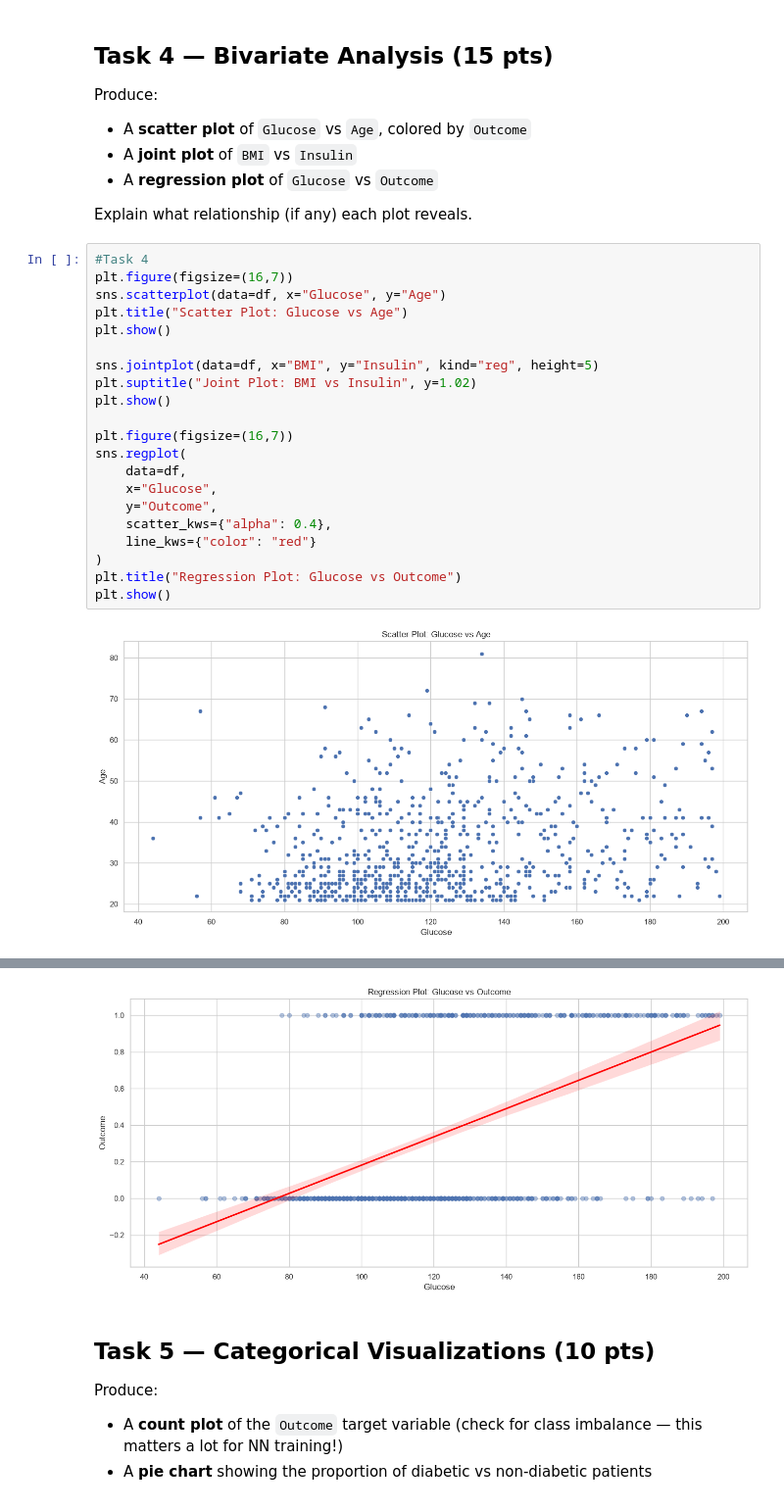
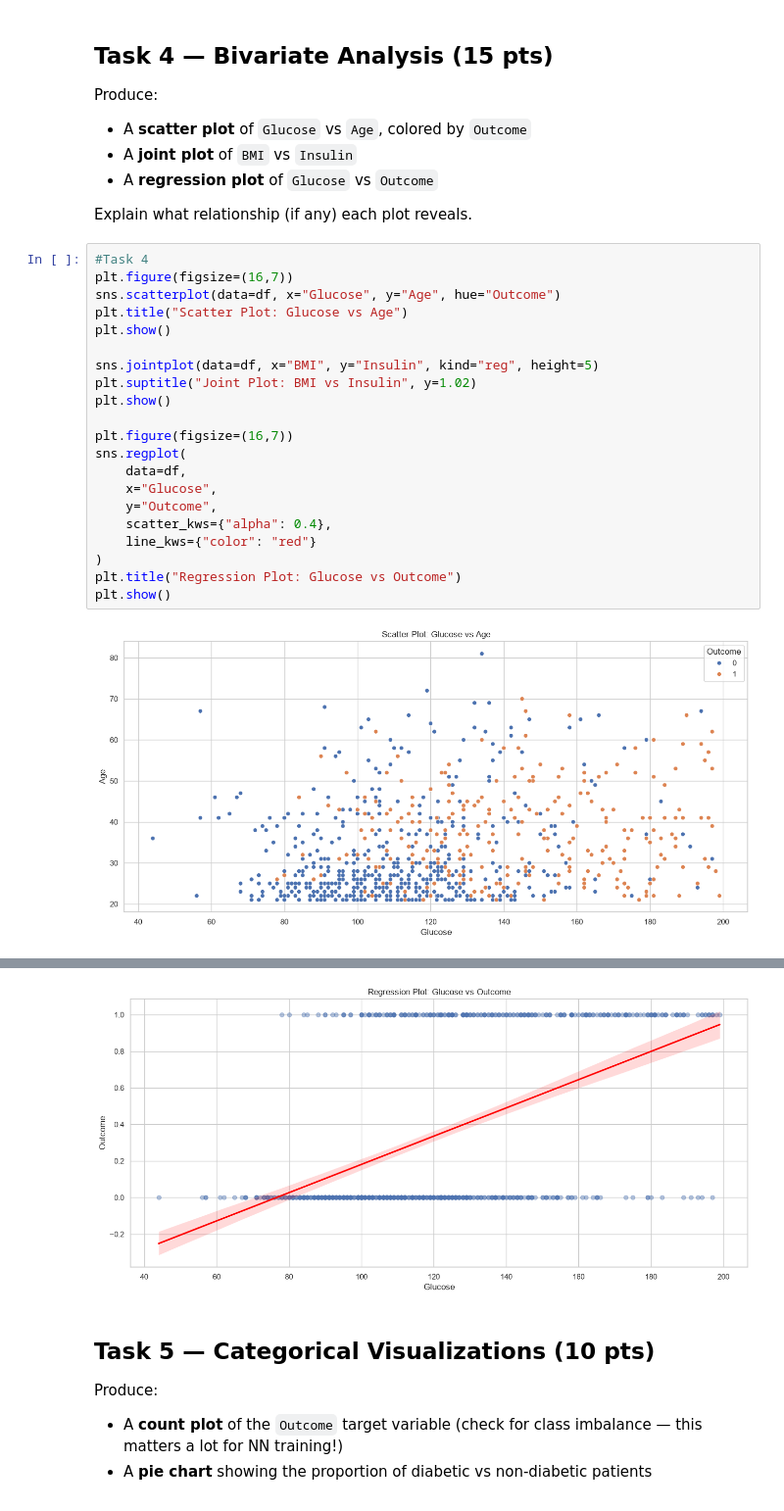
Before and after one commit to Zenith-prog21/Python-Notebooks-Codes-SC-211-, a Jupyter notebook: Python Notebooks Assignment/Gonzaga_1_1_Exploratory_Data_Analysis.ipynb, the cells around one changed output, grey strips where cells are left out. Shown at 98% size. Drawn from its saved outputs; the diff is of its cells as text.

```diff
--- a/Python Notebooks Assignment/Gonzaga_1_1_Exploratory_Data_Analysis.ipynb
+++ b/Python Notebooks Assignment/Gonzaga_1_1_Exploratory_Data_Analysis.ipynb
@@ -366,26 +371,26 @@ Explain what relationship (if any) each plot reveals.
 # %%
 #Task 4
 plt.figure(figsize=(16,7))
-sns.scatterplot(data=df, x="Glucose", y="Age")
+sns.scatterplot(data=df, x="Glucose", y="Age", hue="Outcome")
 plt.title("Scatter Plot: Glucose vs Age")
 plt.show()
 
 sns.jointplot(data=df, x="BMI", y="Insulin", kind="reg", height=5)
 plt.suptitle("Joint Plot: BMI vs Insulin", y=1.02)
 plt.show()
 
 plt.figure(figsize=(16,7))
 sns.regplot(
     data=df,
     x="Glucose",
     y="Outcome",
     scatter_kws={"alpha": 0.4},
     line_kws={"color": "red"}
 )
 plt.title("Regression Plot: Glucose vs Outcome")
 plt.show()
 # %% [output]
-[figure, old version]
+[figure, new version]
 [figure]
 [figure]
 # %% [markdown]
```
Also changed, not shown: parts of 7 cells of this notebook.
